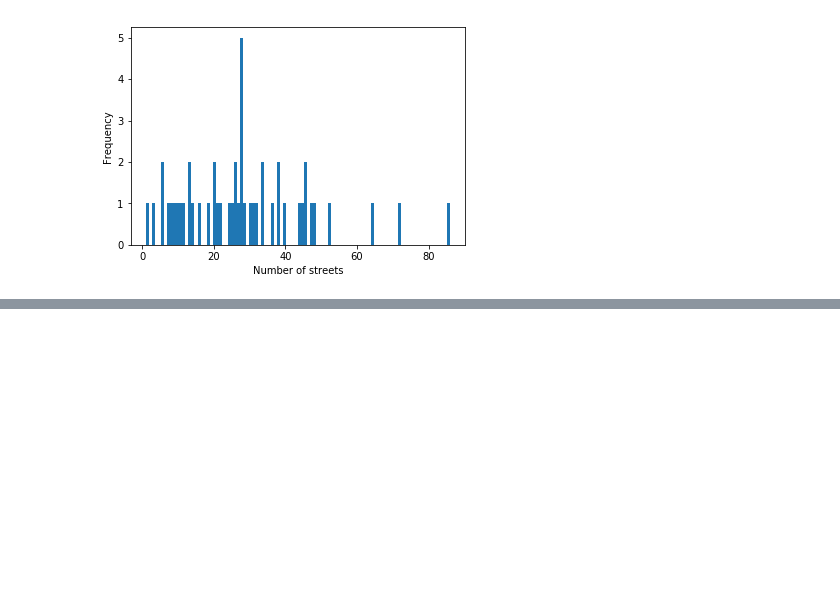
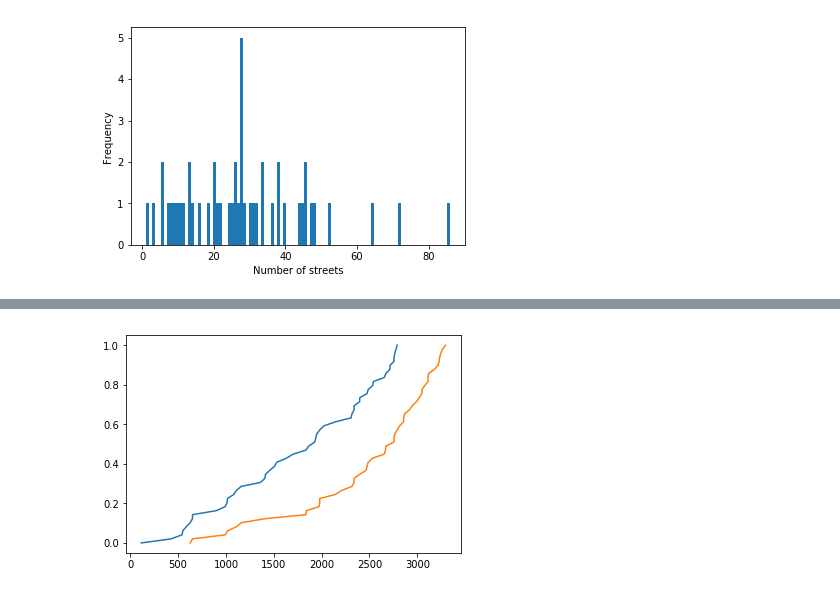
Before and after one commit to anuj-dimri25/Random-Delay-and-Indirections, a Jupyter notebook: statistical_measure_150m_innercity_morning_final_result_20apr.ipynb, the cells around one changed output, grey strips where cells are left out. Saved outputs shown, nothing was run; the diff lists cells and outputs as text; code cells hidden in the pictures; blank space fills up the shorter version.

```diff
--- a/statistical_measure_150m_innercity_morning_final_result_20apr.ipynb
+++ b/statistical_measure_150m_innercity_morning_final_result_20apr.ipynb
@@ -573,3 +583,8 @@ plt.xlabel("Number of streets")
 plt.show()
 # %% [output]
 [figure]
+# %%
+# 55 MINTS
+data=open("/Users/anujdimri/Random-Delay-and-Indirections/Exampleall_21apr150m_evening_rd11-20_05_innercity_realtimetest_up.txt","r")
+lines=data.read().strip('\n').split('uploader')
+print lines
@@ -575,0 +593,11 @@ plt.show()
+# %%
+uploader=[]
+for i in lines:
+    i=i.split(' ')
+    j=i[1]
+    j
+    #print j[j.find("[")+1:j.find("]")]
+    print j
+    if j=='uplood' or j=='location':
+        continue
+    uploader.append(j)
@@ -575,0 +635,12 @@ plt.show()
+# %%
+combined_length=[]
+for i in total_after_length:
+    for j in i:
+        combined_length.append(j)
+combined_length
+
+combined_length2=[]
+for i in total_before_length:
+    for j in i:
+        combined_length2.append(j)
+combined_length2
@@ -575,0 +665,13 @@ plt.show()
+# %%
+sorted_data = np.sort(combined_length)
+sorted_data2 = np.sort(combined_length2)
+
+sorted_data=sorted_data[:50]
+sorted_data2=sorted_data2[:50]
+
+yvals=np.arange(len(sorted_data))/float(len(sorted_data)-1)
+plt.plot(sorted_data,yvals)
+plt.plot(sorted_data2,yvals)
+plt.show()
+# %% [output]
+[figure, added]
```
Also changed, not shown: parts of 21 cells of this notebook.
